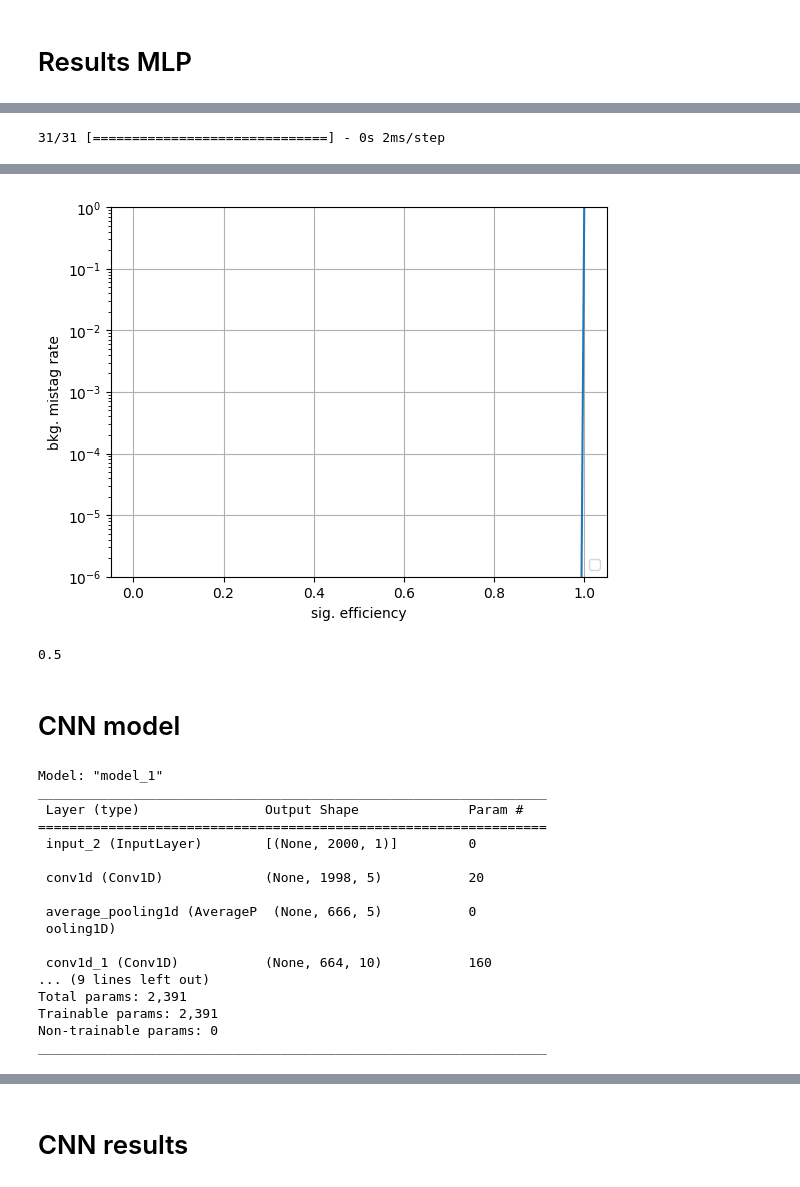
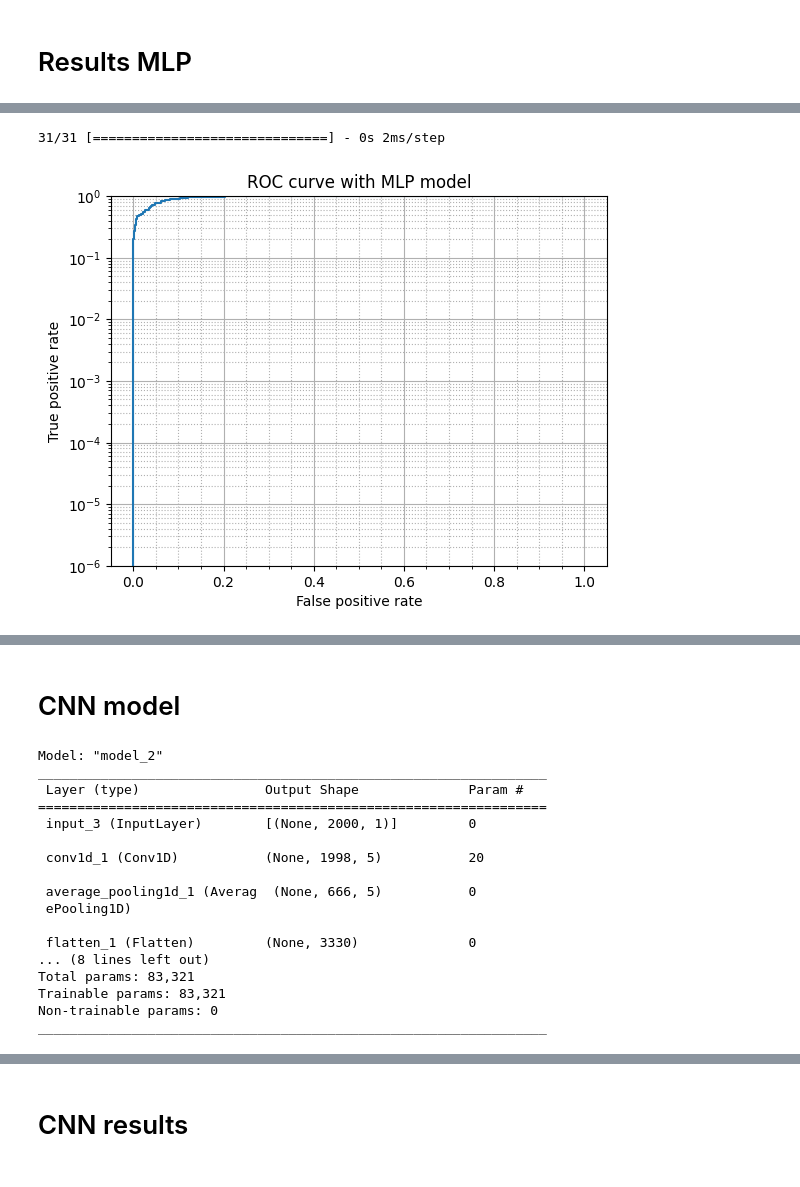
Before and after one commit to Marcello-Bacchi/ML_exam_unipv, a Jupyter notebook: MLP_and_1D_CNN.ipynb, the cells around one changed output, grey strips where cells are left out. Cells and saved outputs as stored; diff of their text form; code cells hidden in the pictures.

```diff
--- a/MLP_and_1D_CNN.ipynb
+++ b/MLP_and_1D_CNN.ipynb
@@ -170,25 +175,28 @@ plt.show()
 # %%
 from sklearn.metrics import roc_curve, auc
 
 predict_val_MLP = model_MLP.predict(X_val_MLP)
 
 fpr_MLP = {}
 tpr_MLP = {}
 auc_MLP = {}
-#label='%s tagger, auc = %.1f%%'%(label,auc1[label]*100.)
-#plt.figure()
+
 fpr_MLP, tpr_MLP, threshold = roc_curve(y_val_MLP, predict_val_MLP)
 auc_MLP = auc(fpr_MLP, tpr_MLP)
 
-plt.plot(tpr_MLP, fpr_MLP)
+plt.plot(fpr_MLP, tpr_MLP)
 plt.semilogy()
-plt.xlabel("sig. efficiency")
-plt.ylabel("bkg. mistag rate")
+plt.xlabel("False positive rate")
+plt.ylabel("True positive rate")
+plt.title('ROC curve with MLP model')
 plt.ylim(0.000001,1)
-plt.grid(True)
-plt.legend(loc='lower right')
+plt.minorticks_on()
+plt.tick_params(which='both', direction='out')
+plt.grid(True, which='major')
+plt.grid(True, which='minor', linestyle=':')
 plt.show()
 
-print(auc_MLP)
+print('Accuracy = '+str(np.round(auc_MLP*100,2))+'%')
 # %% [output]
 31/31 [==============================] - 0s 2ms/step
+[figure, new version]
@@ -196,49 +204,40 @@ WARNING:matplotlib.legend:No artists with labels found to put in legend.  Note t
-[figure, old version]
-0.5
 # %% [markdown]
 # CNN model
 # %%
 featureArrayLength = (X_train_CNN.shape[1],X_train_CNN.shape[2])
 dropoutRate = 0.25
 
-####
+
 inputList = Input(shape=(featureArrayLength))
 x = Conv1D(5, kernel_size=3, data_format="channels_last", strides=1, padding="valid", activation='relu')(inputList)
 x = AveragePooling1D(pool_size=3)(x)
-#
-x = Conv1D(10, kernel_size=3, data_format="channels_last", strides=1, padding="valid", activation='relu')(x)
-x = AveragePooling1D(pool_size=3)(x)
-"""#
-x = Conv1D(60, kernel_size=2, data_format="channels_last", strides=1, padding="valid", activation='relu')(x)
-x = AveragePooling1D(pool_size=9)(x)
-#"""
 x = Flatten()(x)
-#x = Dense(20, activation='relu')(x)
-#x = Dropout(dropoutRate)(x)
-#x = Dense(10, activation='relu')(x)
-#x = Dropout(dropoutRate)(x)
+
+####### Single layer ########
+x = Dense(25, activation='relu')(x)
+x = Dropout(dropoutRate)(x)
+
 output_CNN = Dense(1, activation='sigmoid')(x)
-####
 model_CNN = Model(inputs=inputList, outputs=output_CNN)
 
 model_CNN.compile(loss='binary_crossentropy', optimizer='adam')
 model_CNN.summary()
 # %% [output]
-Model: "model_1"
+Model: "model_2"
 _________________________________________________________________
  Layer (type)                Output Shape              Param #
 =================================================================
- input_2 (InputLayer)        [(None, 2000, 1)]         0
+ input_3 (InputLayer)        [(None, 2000, 1)]         0
 
- conv1d (Conv1D)             (None, 1998, 5)           20
+ conv1d_1 (Conv1D)           (None, 1998, 5)           20
 
- average_pooling1d (AverageP  (None, 666, 5)           0
- ooling1D)
+ average_pooling1d_1 (Averag  (None, 666, 5)           0
+ ePooling1D)
 
- conv1d_1 (Conv1D)           (None, 664, 10)           160
-... (9 lines left out)
-Total params: 2,391
-Trainable params: 2,391
+ flatten_1 (Flatten)         (None, 3330)              0
+... (8 lines left out)
+Total params: 83,321
+Trainable params: 83,321
 Non-trainable params: 0
 _________________________________________________________________
 # %%
```
Also changed, not shown: parts of 15 cells of this notebook.
